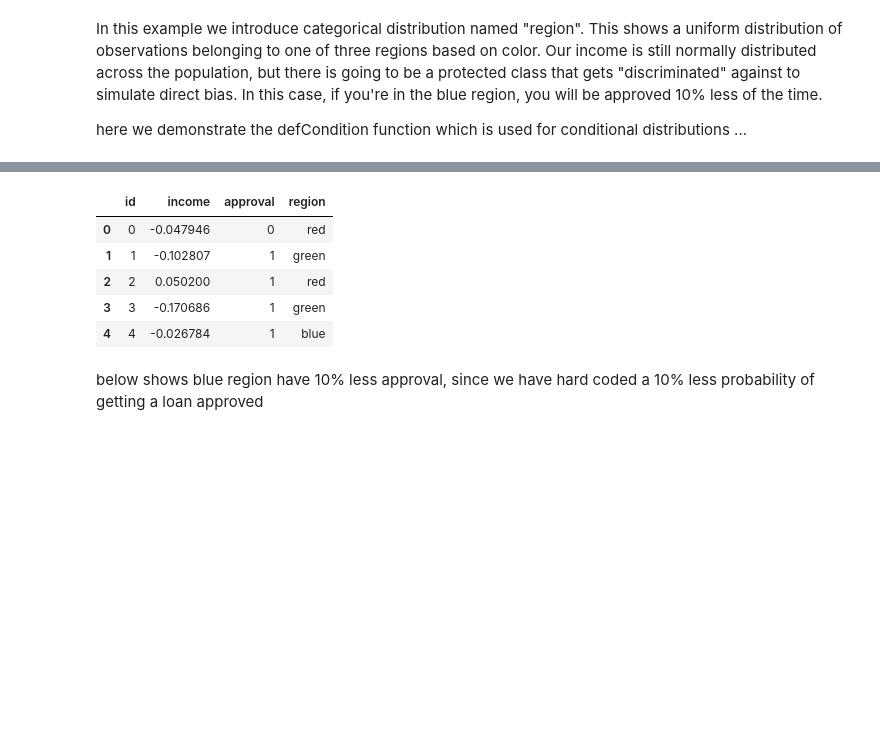
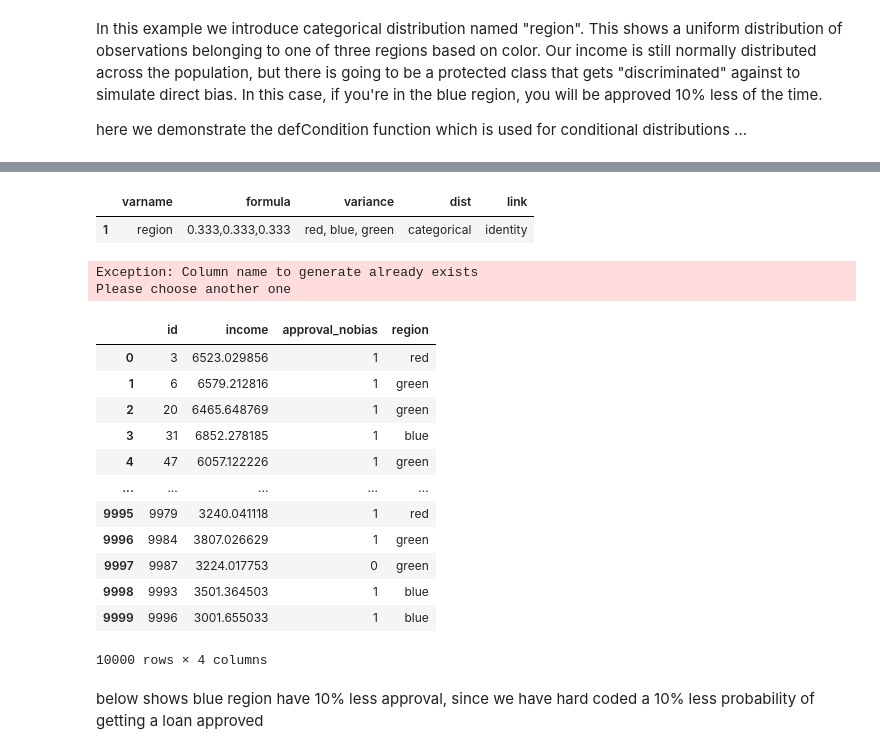
Before and after one commit to DAVIDCRUZ0202/pysimstudy, a Jupyter notebook: Demos/Simstudy Biased Data Demo.ipynb, the cells around one changed output, grey strips where cells are left out. Saved outputs shown, nothing was run; the diff lists cells and outputs as text; code cells hidden in the pictures; blank space fills up the shorter version.

```diff
--- a/Demos/Simstudy Biased Data Demo.ipynb
+++ b/Demos/Simstudy Biased Data Demo.ipynb
@@ -101,12 +120,28 @@ ddf
-# %%
-gdf2 = genData(10000, ddf)
-gdf2.head()
-# %% [output]
-|  | id | income | approval | region |
-| 0 | 0 | -0.047946 | 0 | red |
-| 1 | 1 | -0.102807 | 1 | green |
-| 2 | 2 | 0.050200 | 1 | red |
-| 3 | 3 | -0.170686 | 1 | green |
-| 4 | 4 | -0.026784 | 1 | blue |
+# %%
+(ddf.iloc[1:,])
+# %% [output]
+|  | varname | formula | variance | dist | link |
+| 1 | region | 0.333,0.333,0.333 | red, blue, green | categorical | identity |
+# %%
+gdf = addColumns(ddf.iloc[1:,], gdf)
+# %% [output]
+Exception: Column name to generate already exists
+Please choose another one
+# %%
+gdf
+# %% [output]
+|  | id | income | approval_nobias | region |
+| 0 | 3 | 6523.029856 | 1 | red |
+| 1 | 6 | 6579.212816 | 1 | green |
+| 2 | 20 | 6465.648769 | 1 | green |
+| 3 | 31 | 6852.278185 | 1 | blue |
+| 4 | 47 | 6057.122226 | 1 | green |
+| ... | ... | ... | ... | ... |
+| 9995 | 9979 | 3240.041118 | 1 | red |
+| 9996 | 9984 | 3807.026629 | 1 | green |
+| 9997 | 9987 | 3224.017753 | 0 | green |
+| 9998 | 9993 | 3501.364503 | 1 | blue |
+| 9999 | 9996 | 3001.655033 | 1 | blue |
+10000 rows × 4 columns
 # %% [markdown]
 below shows blue region have 10% less approval, since we have hard coded a 10% less probability of getting a loan approved
```
Also changed, not shown: parts of 21 cells of this notebook, 1 other file.
